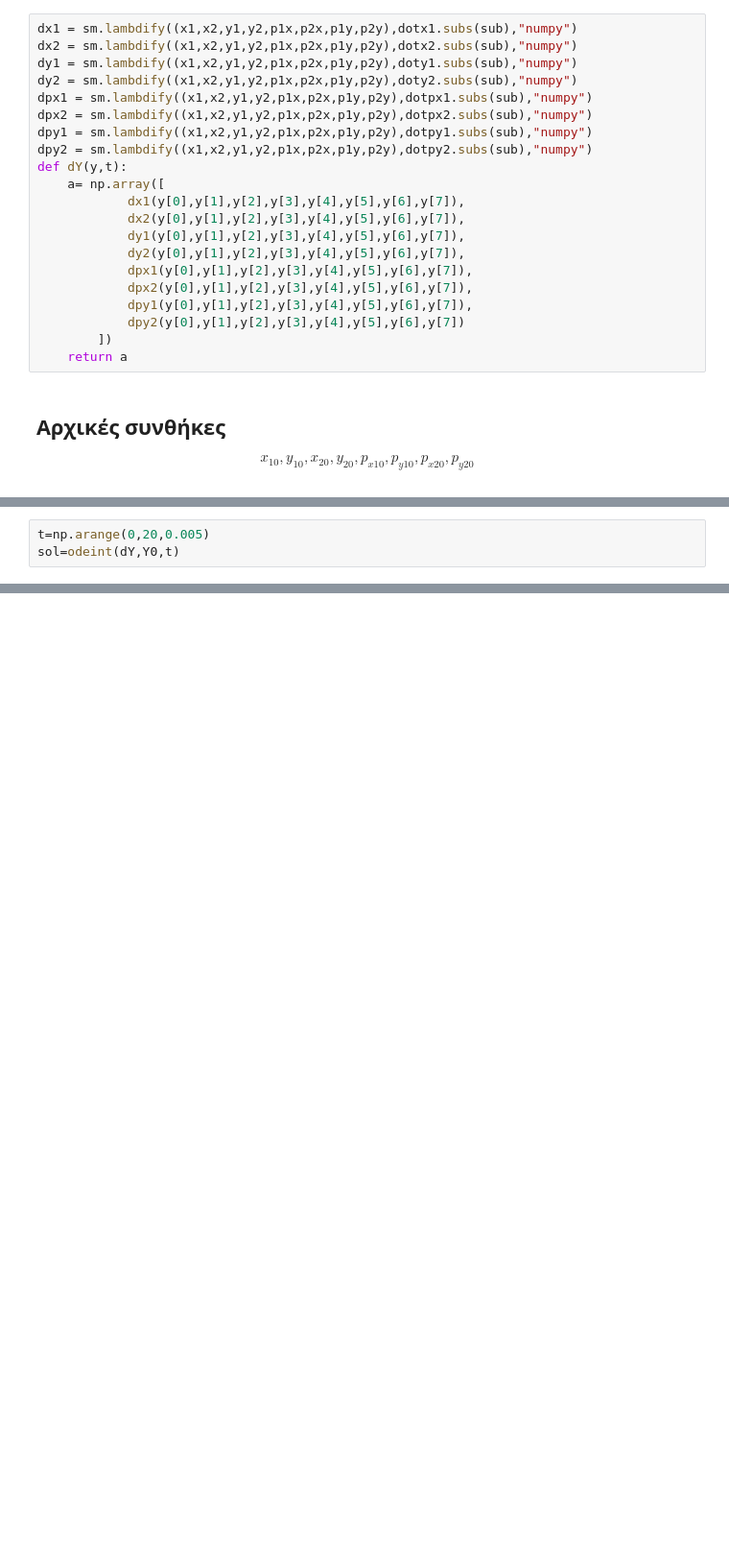
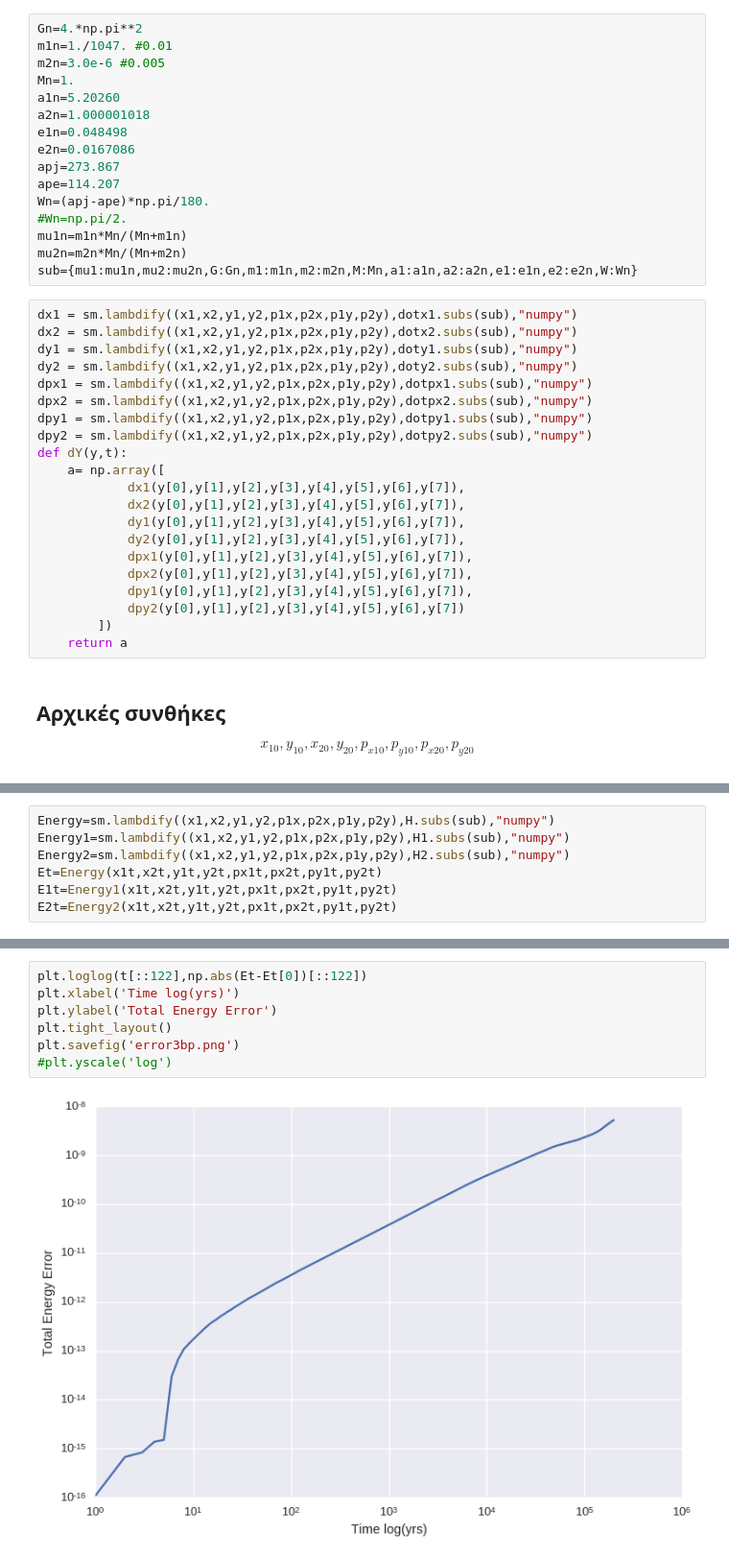
Before and after one commit to Mixpap/astro-notebooks, a Jupyter notebook: 3 Body.ipynb, the cells around one changed output, grey strips where cells are left out. Shown: that part at 96% size. Saved outputs shown, nothing was run; the diff lists cells and outputs as text; blank space fills up the shorter version.

```diff
--- a/3 Body.ipynb
+++ b/3 Body.ipynb
@@ -61,3 +64,19 @@ sub={mu1:0.0099009,mu2:0.004975124,G:4.*np.pi**2,m1:0.01,m2:0.005,M:1.,a1:1.3,a2
+# %%
+Gn=4.*np.pi**2
+m1n=1./1047. #0.01
+m2n=3.0e-6 #0.005
+Mn=1.
+a1n=5.20260
+a2n=1.000001018
+e1n=0.048498
+e2n=0.0167086
+apj=273.867
+ape=114.207
+Wn=(apj-ape)*np.pi/180.
+#Wn=np.pi/2.
+mu1n=m1n*Mn/(Mn+m1n)
+mu2n=m2n*Mn/(Mn+m2n)
+sub={mu1:mu1n,mu2:mu2n,G:Gn,m1:m1n,m2:m2n,M:Mn,a1:a1n,a2:a2n,e1:e1n,e2:e2n,W:Wn}
 # %%
 dx1 = sm.lambdify((x1,x2,y1,y2,p1x,p2x,p1y,p2y),dotx1.subs(sub),"numpy")
 dx2 = sm.lambdify((x1,x2,y1,y2,p1x,p2x,p1y,p2y),dotx2.subs(sub),"numpy")
@@ -115,3 +137,0 @@ array([ 1.17      ,  2.32      ,  0.        ,  0.        ,  0.        ,
-# %%
-t=np.arange(0,20,0.005)
-sol=odeint(dY,Y0,t)
@@ -124,0 +166,7 @@ plt.plot(sol[:,1],sol[:,3],linewidth=0.2)
+# %%
+Energy=sm.lambdify((x1,x2,y1,y2,p1x,p2x,p1y,p2y),H.subs(sub),"numpy")
+Energy1=sm.lambdify((x1,x2,y1,y2,p1x,p2x,p1y,p2y),H1.subs(sub),"numpy")
+Energy2=sm.lambdify((x1,x2,y1,y2,p1x,p2x,p1y,p2y),H2.subs(sub),"numpy")
+Et=Energy(x1t,x2t,y1t,y2t,px1t,px2t,py1t,py2t)
+E1t=Energy1(x1t,x2t,y1t,y2t,px1t,px2t,py1t,py2t)
+E2t=Energy2(x1t,x2t,y1t,y2t,px1t,px2t,py1t,py2t)
@@ -124,0 +177,9 @@ plt.plot(sol[:,1],sol[:,3],linewidth=0.2)
+# %%
+plt.loglog(t[::122],np.abs(Et-Et[0])[::122])
+plt.xlabel('Time log(yrs)')
+plt.ylabel('Total Energy Error')
+plt.tight_layout()
+plt.savefig('error3bp.png')
+#plt.yscale('log')
+# %% [output]
+[figure, added]
```
Also changed, not shown: parts of 62 cells of this notebook, 31 other files.
